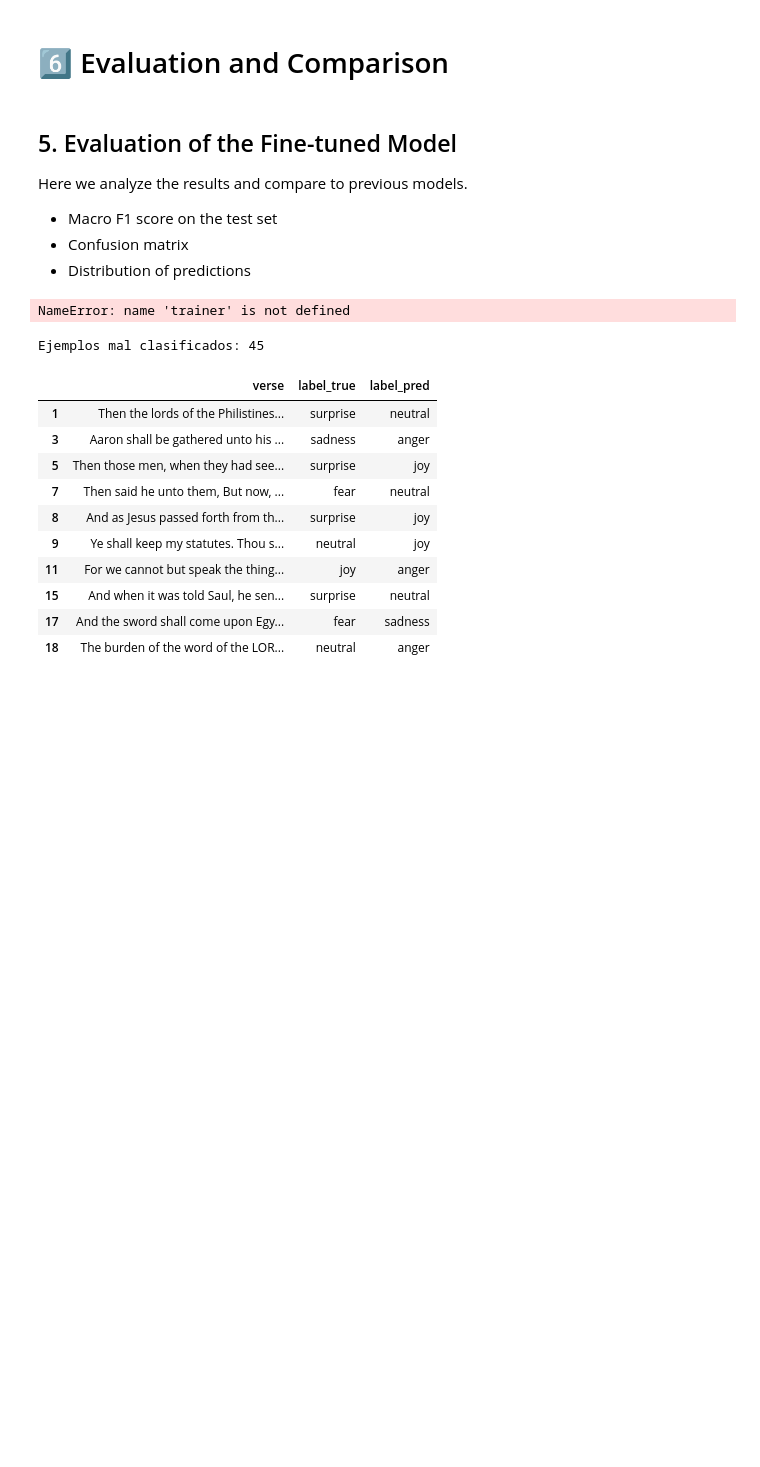
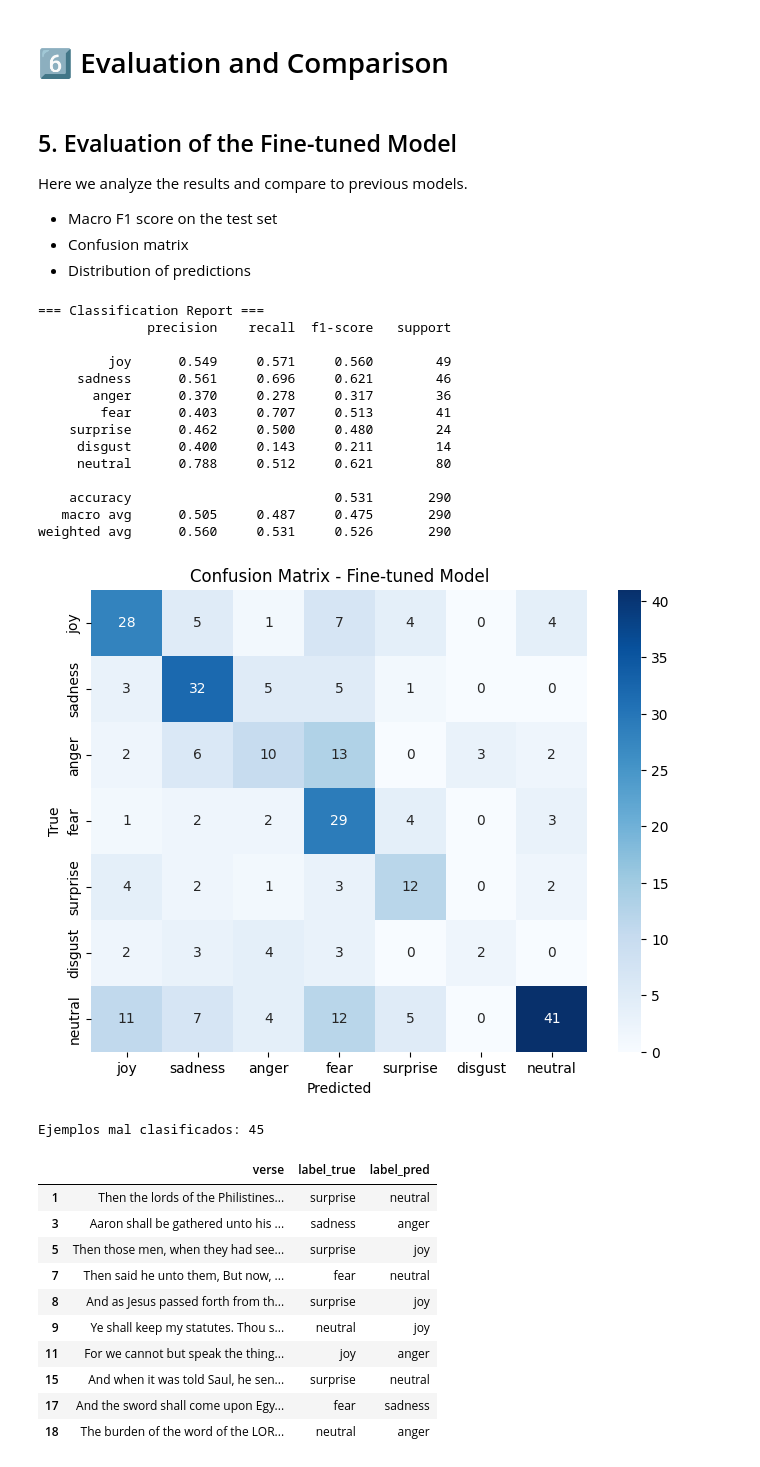
Before and after one commit to mancrurod/LinguaAnimae, a Jupyter notebook: notebooks/06_emotion_finetuning_pipeline.ipynb, the cells around one changed output. Cells and saved outputs as stored; diff of their text form; code cells hidden in the pictures; blank space fills up the shorter version.

```diff
--- a/notebooks/06_emotion_finetuning_pipeline.ipynb
+++ b/notebooks/06_emotion_finetuning_pipeline.ipynb
@@ -266,44 +425,55 @@ Here we analyze the results and compare to previous models.
 - Confusion matrix
 - Distribution of predictions
 # %%
-import pandas as pd
-from datasets import Dataset, DatasetDict
-from transformers import AutoTokenizer, AutoModelForSequenceClassification, Trainer, TrainingArguments
+# --- EVALUATION OF THE FINE-TUNED MODEL ---
+
 import numpy as np
-from sklearn.metrics import classification_report
-from transformers import TrainingArguments
-
-# --- EVALUATION OF THE FINE-TUNED MODEL ---
+from sklearn.metrics import classification_report, confusion_matrix
+import seaborn as sns
+import matplotlib.pyplot as plt
 
 # Get predictions on the test set
 preds = trainer.predict(tokenized_datasets["test"])
 y_true = preds.label_ids
 y_pred = np.argmax(preds.predictions, axis=1)
 
 # Classification report
-from sklearn.metrics import classification_report, confusion_matrix
-
 print("=== Classification Report ===")
 print(classification_report(
     y_true, y_pred,
     target_names=[id2label[i] for i in range(len(label_list))],
     digits=3,
     zero_division=0
 ))
 
 # Confusion matrix
-import seaborn as sns
-import matplotlib.pyplot as plt
-
 cm = confusion_matrix(y_true, y_pred)
 plt.figure(figsize=(8, 6))
-sns.heatmap(cm, annot=True, fmt='d', xticklabels=label_list, yticklabels=label_list, cmap='Blues')
+sns.heatmap(cm, annot=True, fmt='d',
+            xticklabels=[id2label[i] for i in range(len(label_list))],
+            yticklabels=[id2label[i] for i in range(len(label_list))],
+            cmap='Blues')
 plt.title("Confusion Matrix - Fine-tuned Model")
 plt.xlabel("Predicted")
 plt.ylabel("True")
+plt.tight_layout()
 plt.show()
 # %% [output]
-NameError: name 'trainer' is not defined
+=== Classification Report ===
+              precision    recall  f1-score   support
+
+         joy      0.549     0.571     0.560        49
+     sadness      0.561     0.696     0.621        46
+       anger      0.370     0.278     0.317        36
+        fear      0.403     0.707     0.513        41
+    surprise      0.462     0.500     0.480        24
+     disgust      0.400     0.143     0.211        14
+     neutral      0.788     0.512     0.621        80
+
+    accuracy                          0.531       290
+   macro avg      0.505     0.487     0.475       290
+weighted avg      0.560     0.531     0.526       290
+[figure, added]
 # %%
 # Mostrar ejemplos mal clasificados
 import pandas as pd
```
Also changed, not shown: parts of 6 cells of this notebook, 18 other files.
